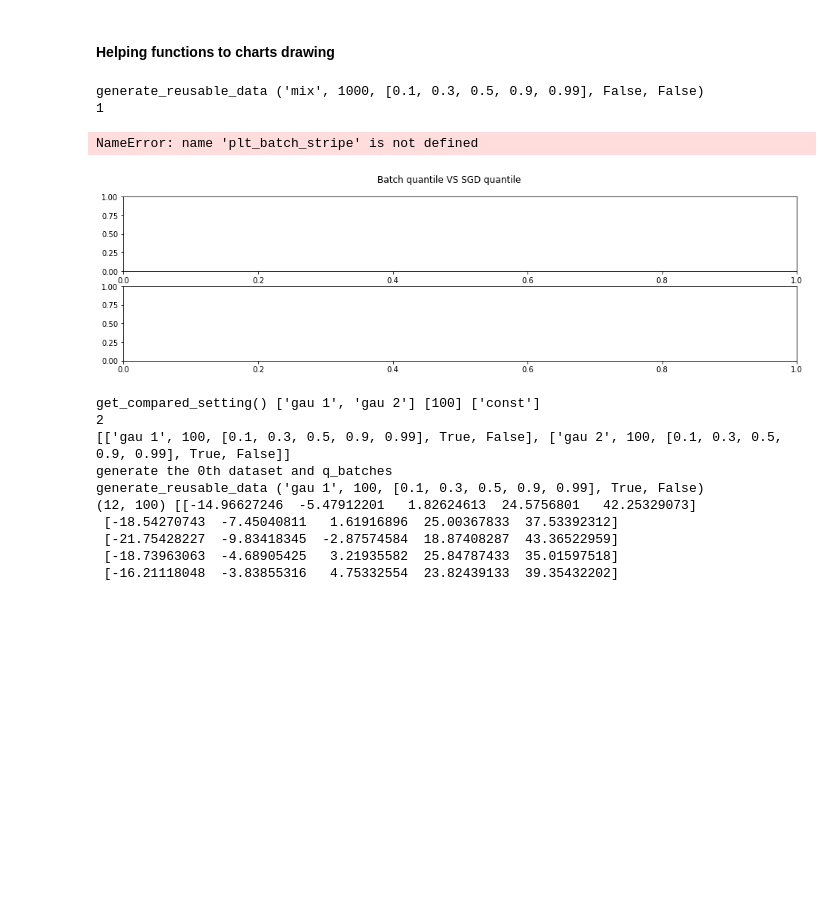
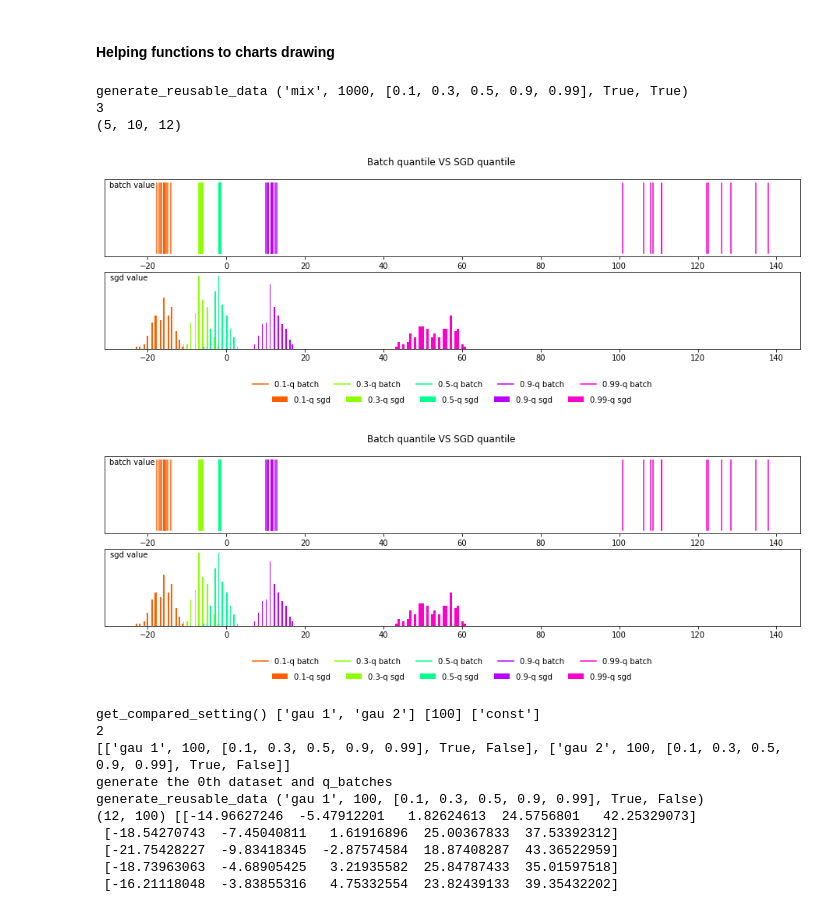
Before and after one commit to chengsoonong/eheye, a Jupyter notebook: QuantEst/sgd_quant_est/comparison_image_generation.ipynb, the cells around one changed output. Drawn from its saved outputs; the diff is of its cells as text; code cells hidden in the pictures; blank space fills up the shorter version.

Commit message:
stripe charts for q_batches and q_sgd_res finished

```diff
--- a/QuantEst/sgd_quant_est/comparison_image_generation.ipynb
+++ b/QuantEst/sgd_quant_est/comparison_image_generation.ipynb
@@ -280,50 +280,65 @@ def generate_q_sgds(dataset, stepsize, q_lst):
 # Generate data to test plots
 # dataset = generate_dataset(distro=distro_list[0], datasize=1000, g_test=False, s_test=False)
 dataset, q_batches = generate_reusable_data(distro=distro_list[0], datasize=1000, q_lst=tau_vals,
-                                            g_test=False, s_test=False)
+                                            g_test=True, s_test=True)
 q_sgd_res, proc_filename, proc_shape = generate_q_sgds(dataset, stepsize_list[0], tau_vals)
+# print (q_batches)
+print (q_sgd_res.T.shape)
 # %% [output]
-generate_reusable_data ('mix', 1000, [0.1, 0.3, 0.5, 0.9, 0.99], False, False)
-1
+generate_reusable_data ('mix', 1000, [0.1, 0.3, 0.5, 0.9, 0.99], True, True)
+3
+(5, 10, 12)
+# %%
+def plt_stripe(tau_lst, ax, q_lst, pattern, name, scalarMap):
+    hist_on = (len(q_lst.shape) > 2)
+    q_lst = q_lst.T
+    for idx, q in enumerate(q_lst):
+        colorVal = scalarMap.to_rgba(tau_lst[idx])
+        lb = str(+tau_lst[idx])+name
+        if not hist_on:
+            line = ax.plot([q,q], [0,1], pattern, color=colorVal)
+            line[0].set_label(lb)
+        else:
+            bins = 30
+            line = ax.hist(q.reshape(-1), bins, color=colorVal, label=lb)
 # %%
-def draw_spectrum_stripes(q_batches, q_sgd_res, g_test, s_test):
+def draw_spectrum_stripes(q_lst, q_batches, q_sgd_res):
 
     c_Norm = colors.Normalize(vmin=0, vmax=1)
     scalarMap = cmx.ScalarMappable(norm=c_Norm, cmap=plt.get_cmap('gist_rainbow'))
     styles = ['-', '--']
     names = ['-q batch', '-q sgd']
 
     fig = plt.figure(figsize=(16,4))
     ax_batch = fig.add_subplot(211)
     ax_sgd = fig.add_subplot(212, sharex = ax_batch)
     fig.suptitle('Batch quantile VS SGD quantile')
-    bins = 50
 
-    plt_batch_stripe(ax_batch, q_batches, styles[0], names[0], scalarMap)
-    plt_batch_stripe(ax_sgd, q_sgd_res, styles[1], names[1], scalarMap, (g_test and s_test))
+    plt_stripe(q_lst, ax_batch, q_batches, styles[0], names[0], scalarMap)
+    plt_stripe(q_lst, ax_sgd, q_sgd_res, styles[1], names[1], scalarMap)
 
     #set
     ax_batch.set_xlabel('batch value')
     ax_batch.xaxis.set_label_coords(0.04, 0.98)
     ax_batch.set_yticks([])
 
     plt.locator_params(axis='x', nbins=10)
 
     ax_sgd.set_xlabel('sgd value')
     ax_sgd.xaxis.set_label_coords(0.035, 0.98)
     ax_sgd.set_yticks([])
 
 
     # set position of legend
     ax_batch.legend(loc='lower center', bbox_to_anchor=(0.5, -1.8),
-            frameon=False, ncol=len(q_vals))
+            frameon=False, ncol=len(q_lst))
     ax_sgd.legend(loc='lower center', bbox_to_anchor=(0.5, -0.8),
-        frameon=False, ncol=len(q_vals))
+        frameon=False, ncol=len(q_lst))
 
     return fig
 
-draw_spectrum_stripes(q_batches, q_sgd_res, False, False)
+draw_spectrum_stripes(tau_vals, q_batches, q_sgd_res)
 # %% [output]
-NameError: name 'plt_batch_stripe' is not defined
-[figure, old version]
+[figure, new version]
+[figure, added]
 # %%
```
Also changed, not shown: parts of 2 cells of this notebook, 2 other files.
